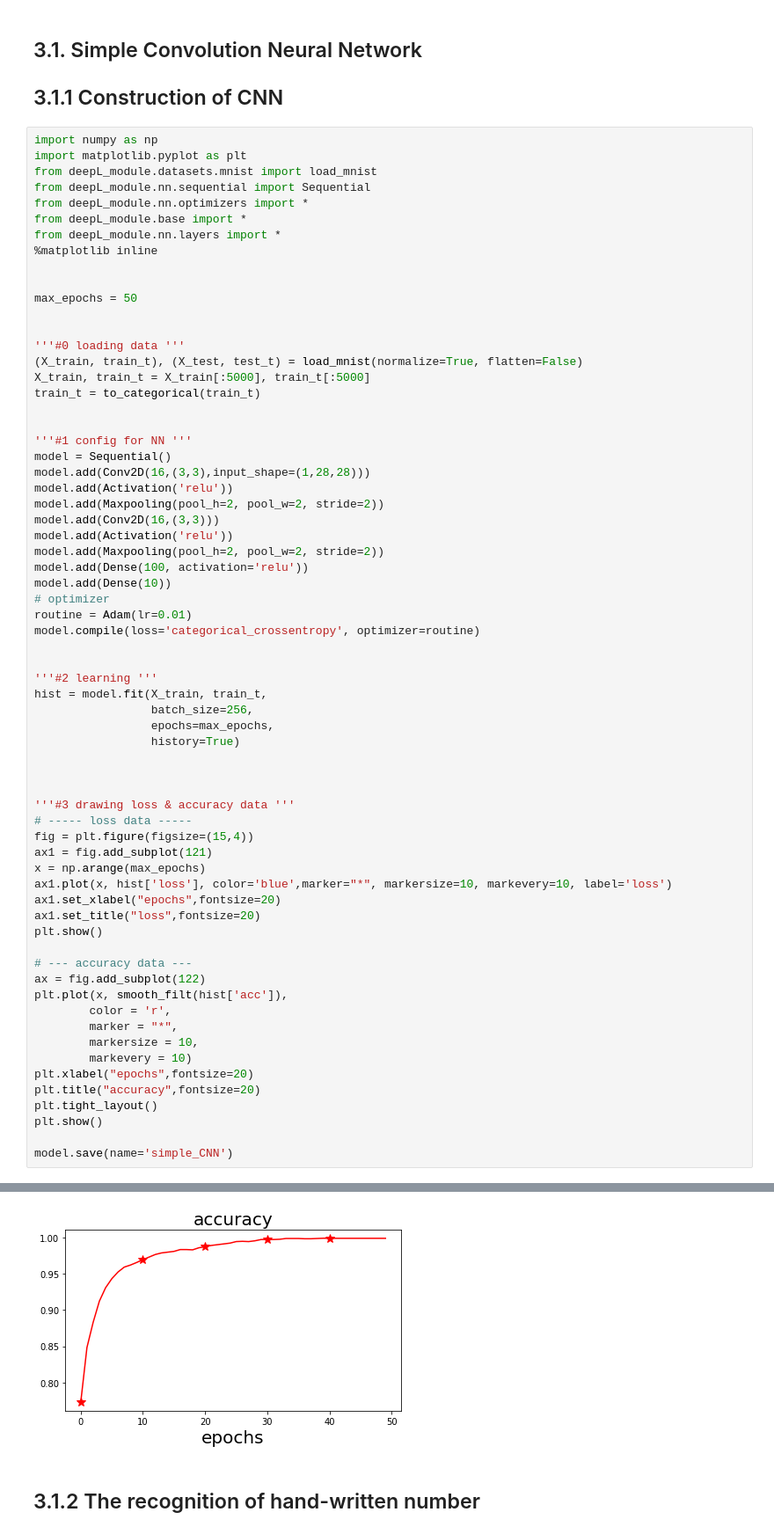
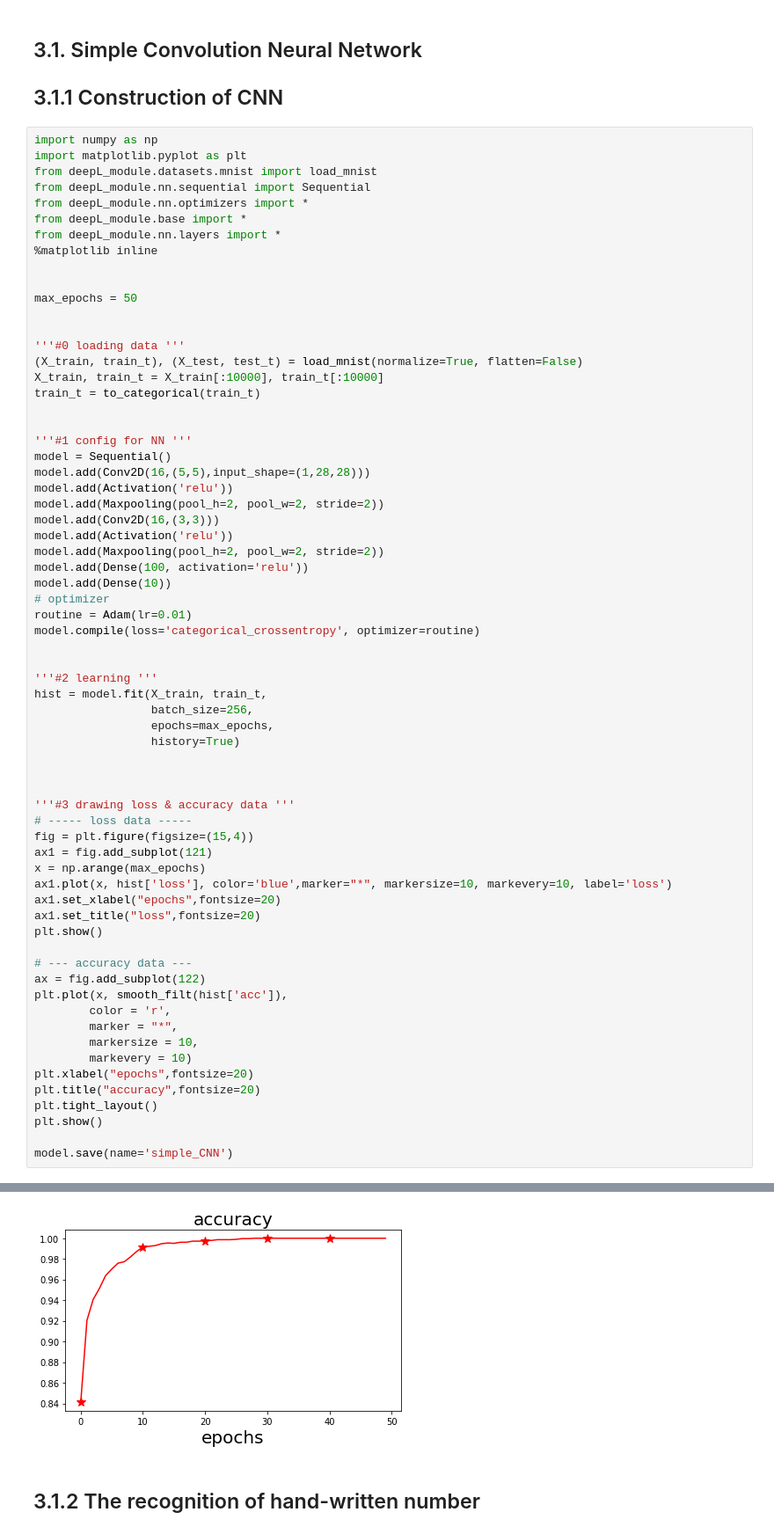
Before and after one commit to oilneck/prml_python, a Jupyter notebook: Notebook/simple_CNN_model.ipynb, the cells around one changed output, grey strips where cells are left out. Shown: that part at 88% size. Cells and saved outputs as stored; diff of their text form.

```diff
--- a/Notebook/simple_CNN_model.ipynb
+++ b/Notebook/simple_CNN_model.ipynb
@@ -21,13 +21,13 @@ max_epochs = 50
 
 '''#0 loading data '''
 (X_train, train_t), (X_test, test_t) = load_mnist(normalize=True, flatten=False)
-X_train, train_t = X_train[:5000], train_t[:5000]
+X_train, train_t = X_train[:10000], train_t[:10000]
 train_t = to_categorical(train_t)
 
 
 '''#1 config for NN '''
 model = Sequential()
-model.add(Conv2D(16,(3,3),input_shape=(1,28,28)))
+model.add(Conv2D(16,(5,5),input_shape=(1,28,28)))
 model.add(Activation('relu'))
 model.add(Maxpooling(pool_h=2, pool_w=2, stride=2))
 model.add(Conv2D(16,(3,3)))
@@ -76,4 +76,4 @@ model.save(name='simple_CNN')
-[figure, old version]
+[figure, new version]
 # %% [markdown]
 ## 3.1.2 The recognition of hand-written number
 # %%
```
Also changed, not shown: parts of 1 cell of this notebook.
